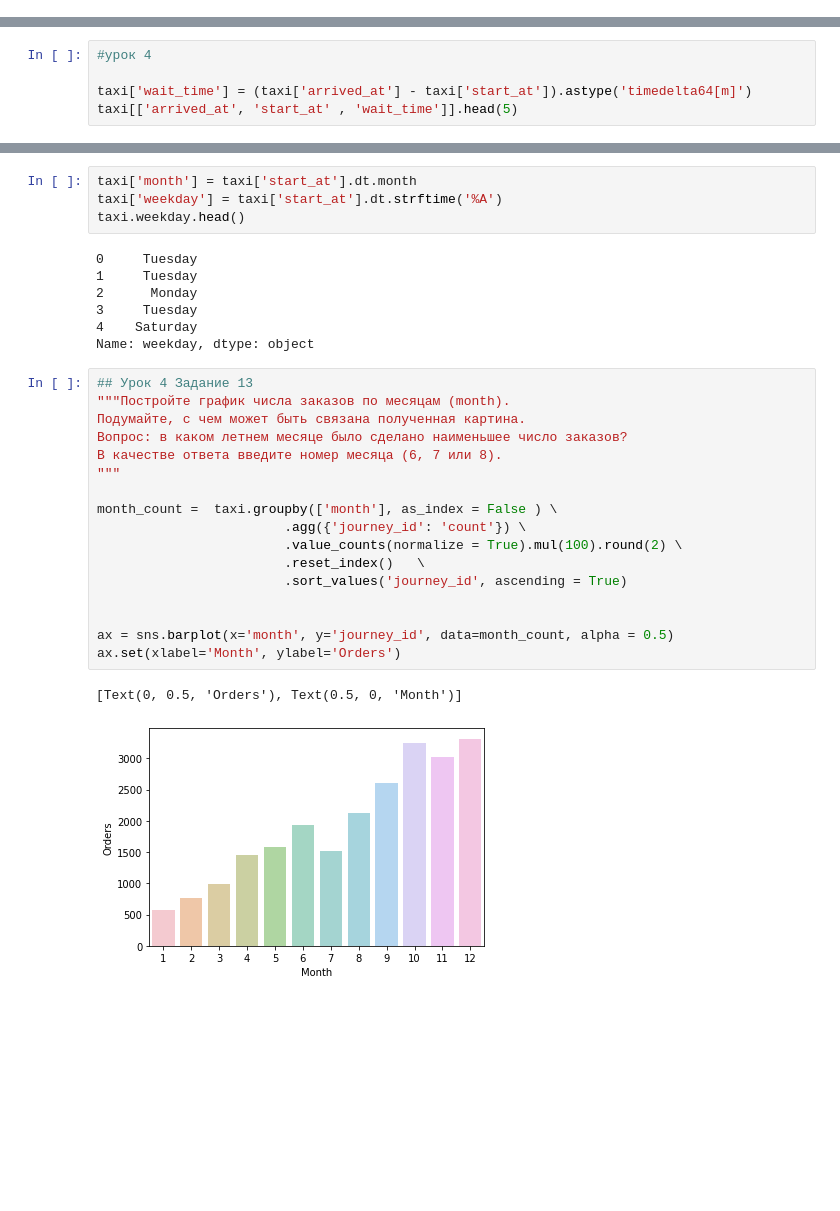
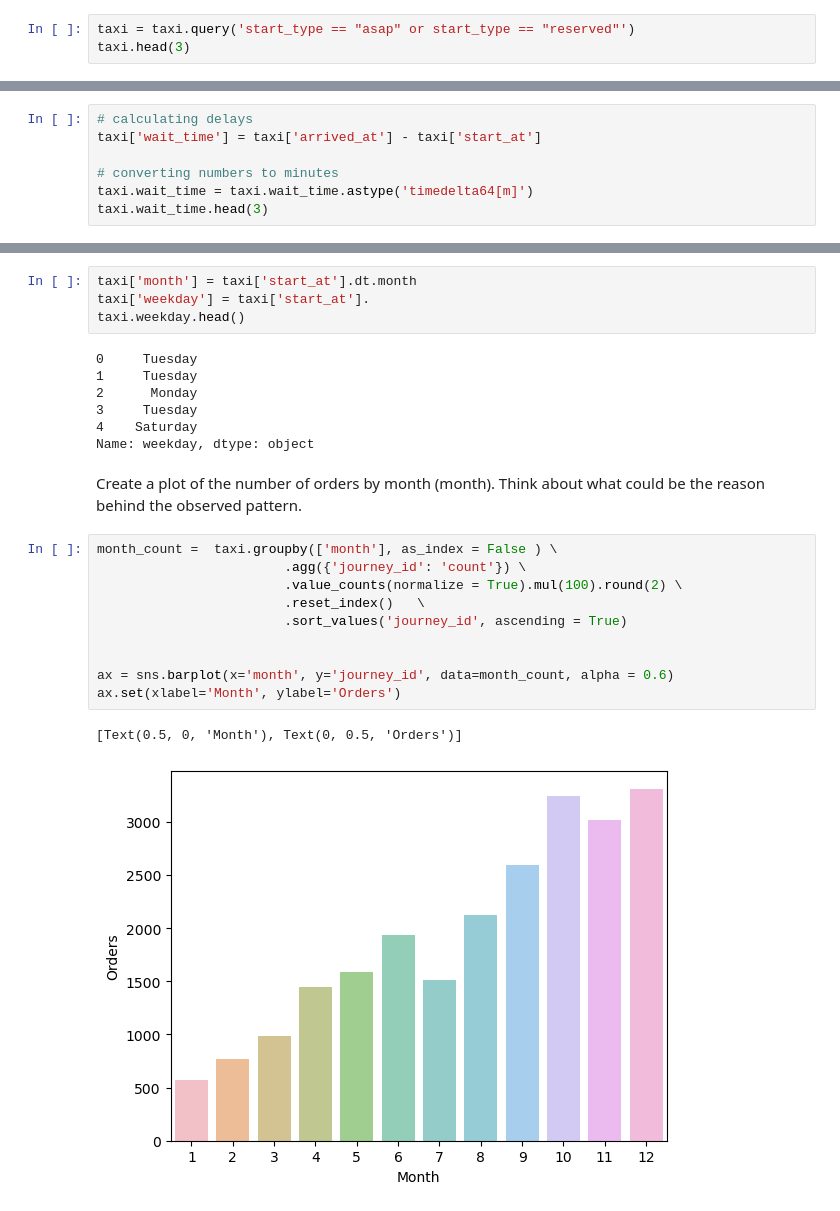
Before and after one commit to agolovini/data_analytics_kc_projects, a Jupyter notebook: 03_companies_and_taxi_peru/lesson_3_homework.ipynb, the cells around one changed output, grey strips where cells are left out. Cells and saved outputs as stored; diff of their text form; blank space fills up the shorter version.

Commit message:
final version taxi peru

```diff
--- a/03_companies_and_taxi_peru/lesson_3_homework.ipynb
+++ b/03_companies_and_taxi_peru/lesson_3_homework.ipynb
@@ -233,0 +234,3 @@ plt.show()
+# %%
+taxi = taxi.query('start_type == "asap" or start_type == "reserved"')
+taxi.head(3)
@@ -234,6 +246,8 @@ plt.show()
 # %%
-#урок 4
+# calculating delays
+taxi['wait_time'] = taxi['arrived_at'] - taxi['start_at']
 
-taxi['wait_time'] = (taxi['arrived_at'] - taxi['start_at']).astype('timedelta64[m]')
-taxi[['arrived_at', 'start_at' , 'wait_time']].head(5)
+# converting numbers to minutes
+taxi.wait_time = taxi.wait_time.astype('timedelta64[m]')
+taxi.wait_time.head(3)
 # %% [output]
@@ -250,6 +268,6 @@ taxi.loc[(taxi.start_type == 'reserved') & (taxi.wait_time > 0)].driver_id.value
 # %%
 taxi['month'] = taxi['start_at'].dt.month
-taxi['weekday'] = taxi['start_at'].dt.strftime('%A')
+taxi['weekday'] = taxi['start_at'].
 taxi.weekday.head()
 # %% [output]
 0     Tuesday
@@ -258,23 +276,18 @@ taxi.weekday.head()
 3     Tuesday
 4    Saturday
 Name: weekday, dtype: object
+# %% [markdown]
+Create a plot of the number of orders by month (month). Think about what could be the reason behind the observed pattern.
 # %%
-## Урок 4 Задание 13
-"""Постройте график числа заказов по месяцам (month).
-Подумайте, с чем может быть связана полученная картина.
-Вопрос: в каком летнем месяце было сделано наименьшее число заказов?
-В качестве ответа введите номер месяца (6, 7 или 8).
-"""
-
 month_count =  taxi.groupby(['month'], as_index = False ) \
                         .agg({'journey_id': 'count'}) \
                         .value_counts(normalize = True).mul(100).round(2) \
                         .reset_index()   \
                         .sort_values('journey_id', ascending = True)
 
 
-ax = sns.barplot(x='month', y='journey_id', data=month_count, alpha = 0.5)
+ax = sns.barplot(x='month', y='journey_id', data=month_count, alpha = 0.6)
 ax.set(xlabel='Month', ylabel='Orders')
 # %% [output]
-[Text(0, 0.5, 'Orders'), Text(0.5, 0, 'Month')]
+[Text(0.5, 0, 'Month'), Text(0, 0.5, 'Orders')]
-[figure, old version]
+[figure, new version]
```
Also changed, not shown: parts of 16 cells of this notebook.
